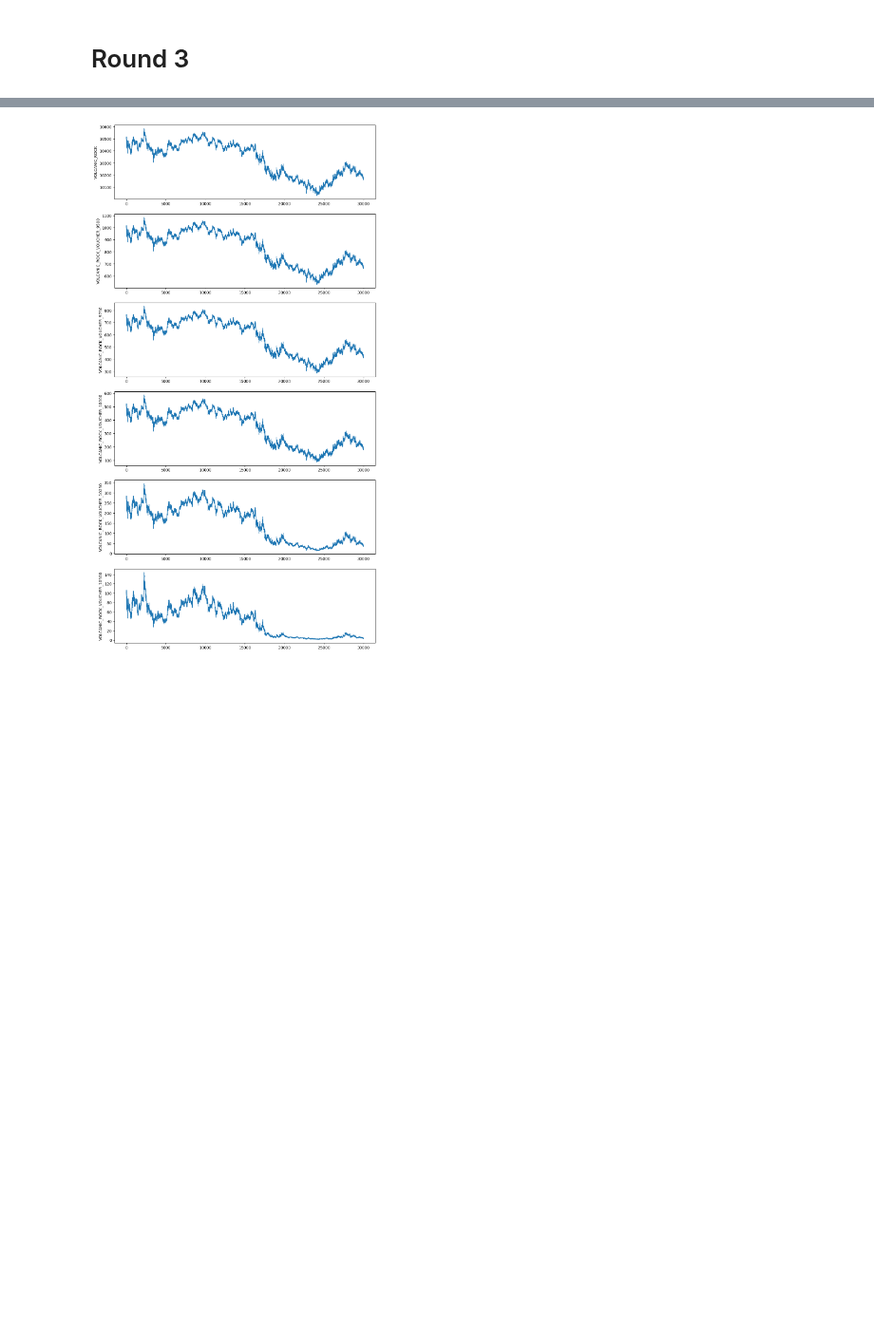
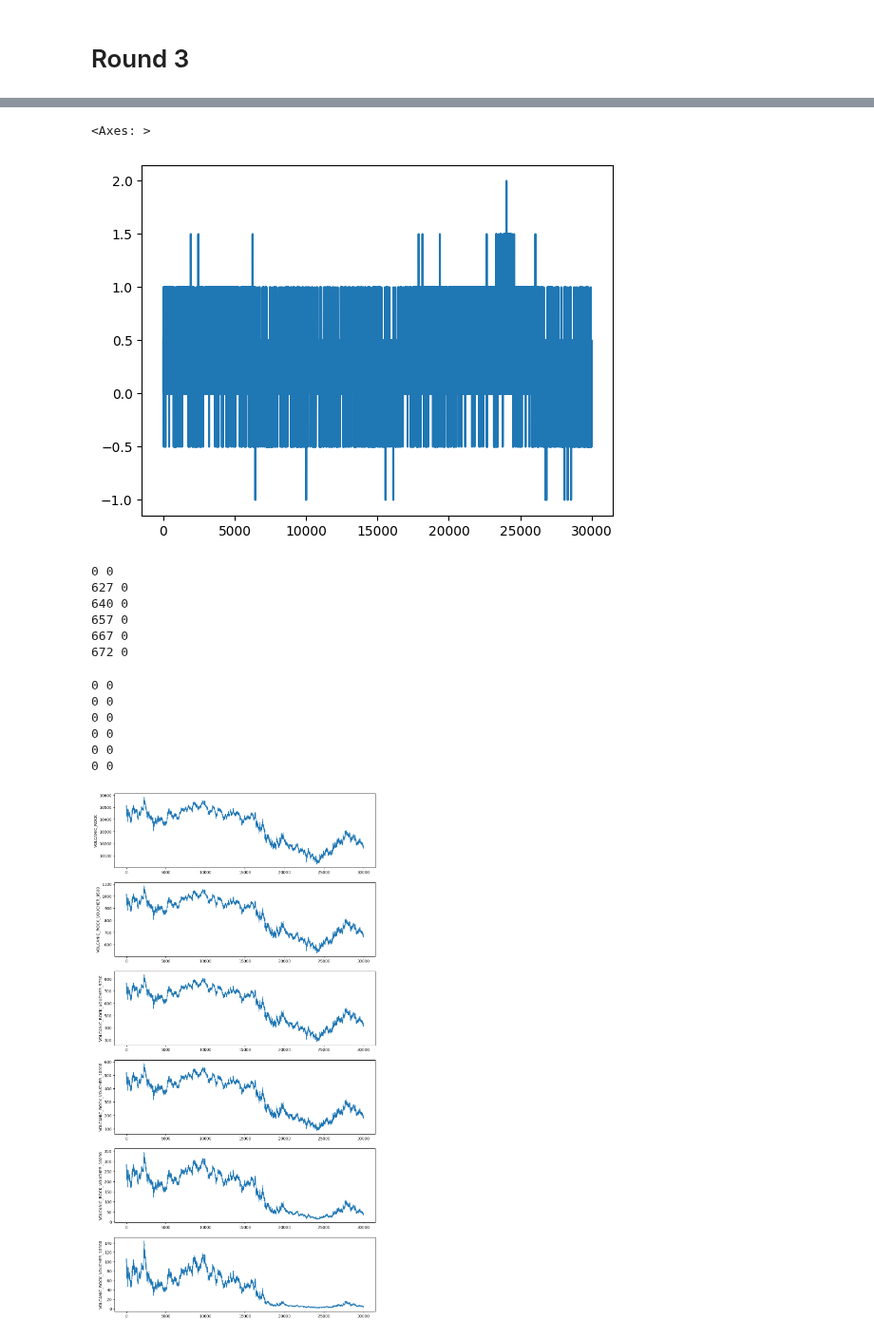
Before and after one commit to aemilani/imc-prosperity-3, a Jupyter notebook: notebooks/rock.ipynb, the cells around one changed output, grey strips where cells are left out. Shown at 95% size. Saved outputs shown, nothing was run; the diff lists cells and outputs as text; code cells hidden in the pictures; blank space fills up the shorter version.

```diff
--- a/notebooks/rock.ipynb
+++ b/notebooks/rock.ipynb
@@ -85,5 +124,30 @@ call_4 = prices[prices['product'] == 'VOLCANIC_ROCK_VOUCHER_10500'].reset_index(
+# %%
+().plot()
+# %% [output]
+<Axes: >
+[figure, added]
 # %%
 products = [rock, call_0, call_1, call_2, call_3, call_4]
+# %%
+for prod in products:
+    print(prod['bid_price_1'].isna().sum(), prod['ask_price_1'].isna().sum())
+# %% [output]
+0 0
+627 0
+640 0
+657 0
+667 0
+672 0
+# %%
+for prod in products:
+    print(prod['mid_price'].isna().sum(), prod['mid_price'].isna().sum())
+# %% [output]
+0 0
+0 0
+0 0
+0 0
+0 0
+0 0
 # %%
 fig, ax = plt.subplots(6, 1, figsize=(12, 24))
 for i, prod in enumerate(products):
```
Also changed, not shown: parts of 17 cells of this notebook, 1 other file.
